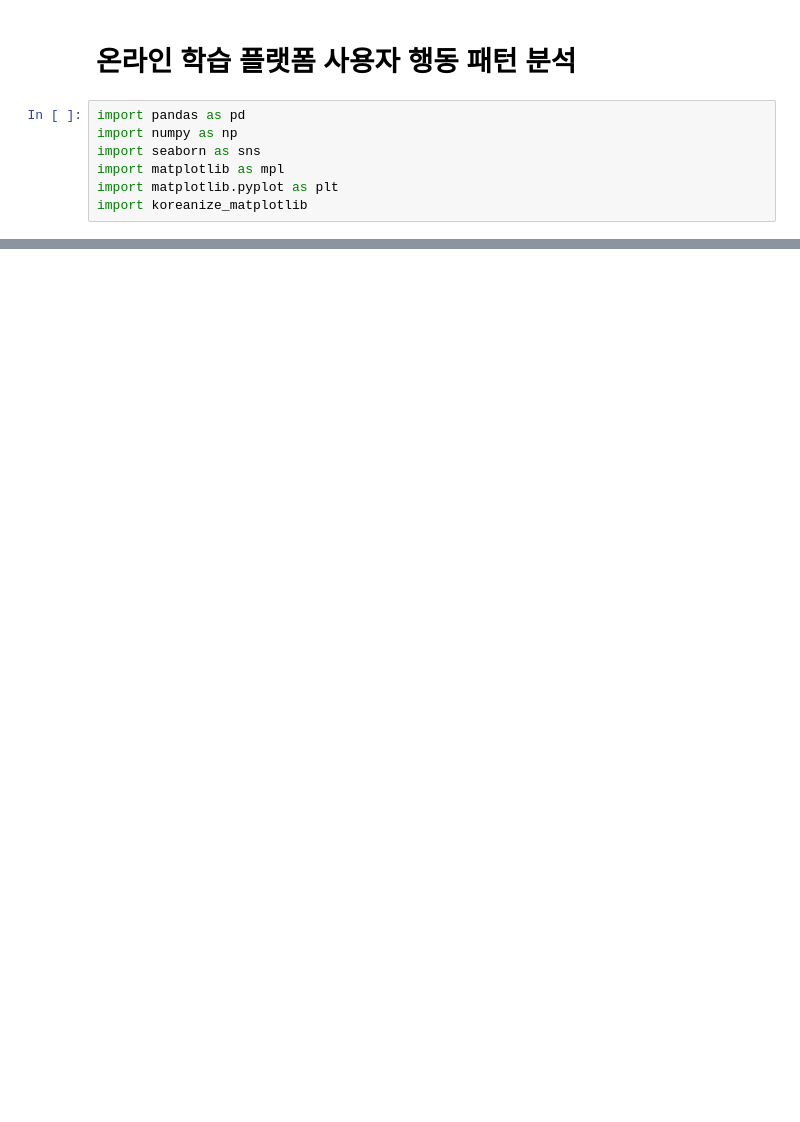
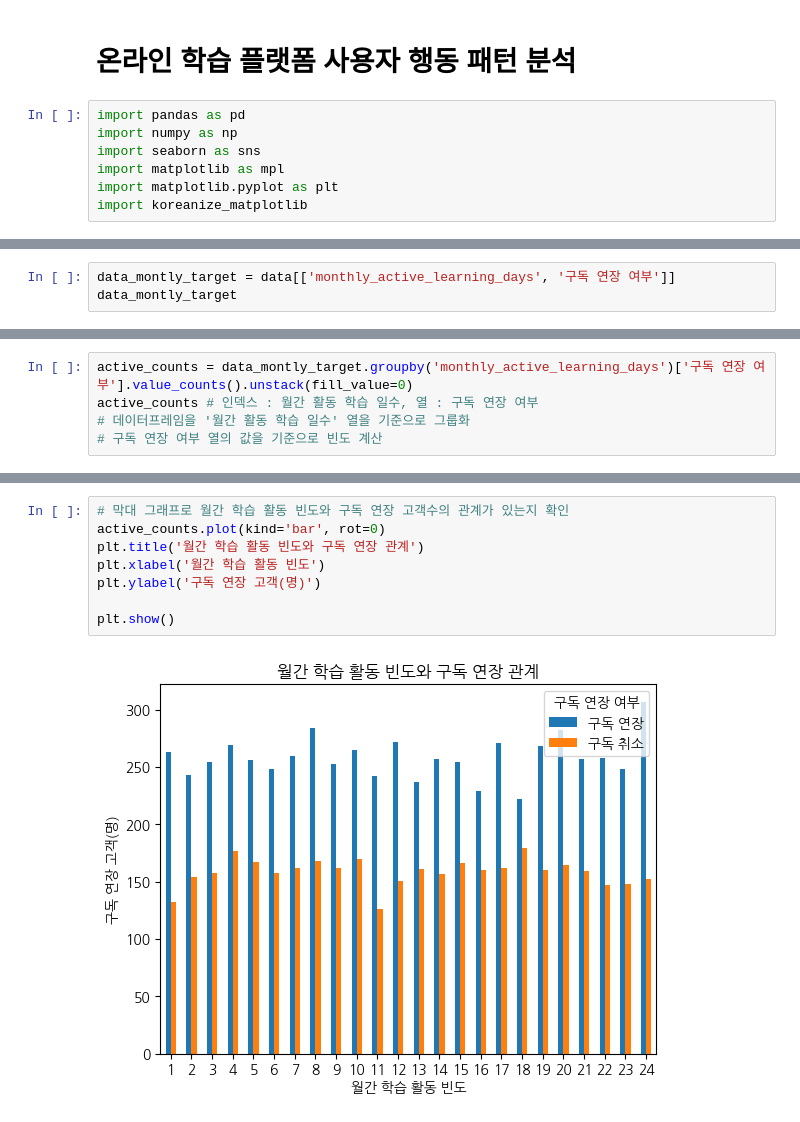
Before and after one commit to HEOSEUNGHEE/wassup3, a Jupyter notebook: 05_Data_Analysis/DA_Mini_Project.ipynb, the cells around one changed output, grey strips where cells are left out. Drawn from its saved outputs; the diff is of its cells as text; blank space fills up the shorter version.

```diff
--- a/05_Data_Analysis/DA_Mini_Project.ipynb
+++ b/05_Data_Analysis/DA_Mini_Project.ipynb
@@ -80,0 +151,3 @@ mini_data.describe(include='all')
+# %%
+data_montly_target = data[['monthly_active_learning_days', '구독 연장 여부']]
+data_montly_target
@@ -80,0 +168,5 @@ mini_data.describe(include='all')
+# %%
+active_counts = data_montly_target.groupby('monthly_active_learning_days')['구독 연장 여부'].value_counts().unstack(fill_value=0)
+active_counts # 인덱스 : 월간 활동 학습 일수, 열 : 구독 연장 여부
+# 데이터프레임을 '월간 활동 학습 일수' 열을 기준으로 그룹화
+# 구독 연장 여부 열의 값을 기준으로 빈도 계산
@@ -80,0 +204,10 @@ mini_data.describe(include='all')
+# %%
+# 막대 그래프로 월간 학습 활동 빈도와 구독 연장 고객수의 관계가 있는지 확인
+active_counts.plot(kind='bar', rot=0)
+plt.title('월간 학습 활동 빈도와 구독 연장 관계')
+plt.xlabel('월간 학습 활동 빈도')
+plt.ylabel('구독 연장 고객(명)')
+
+plt.show()
+# %% [output]
+[figure, added]
```
Also changed, not shown: parts of 39 cells of this notebook, 5 other files.
